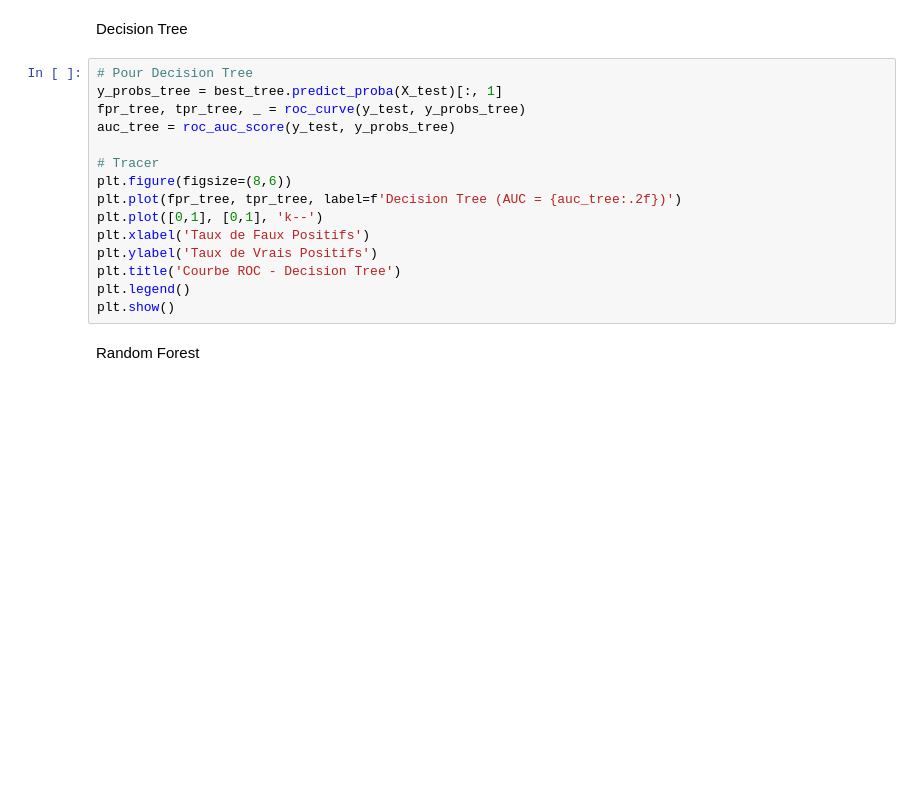
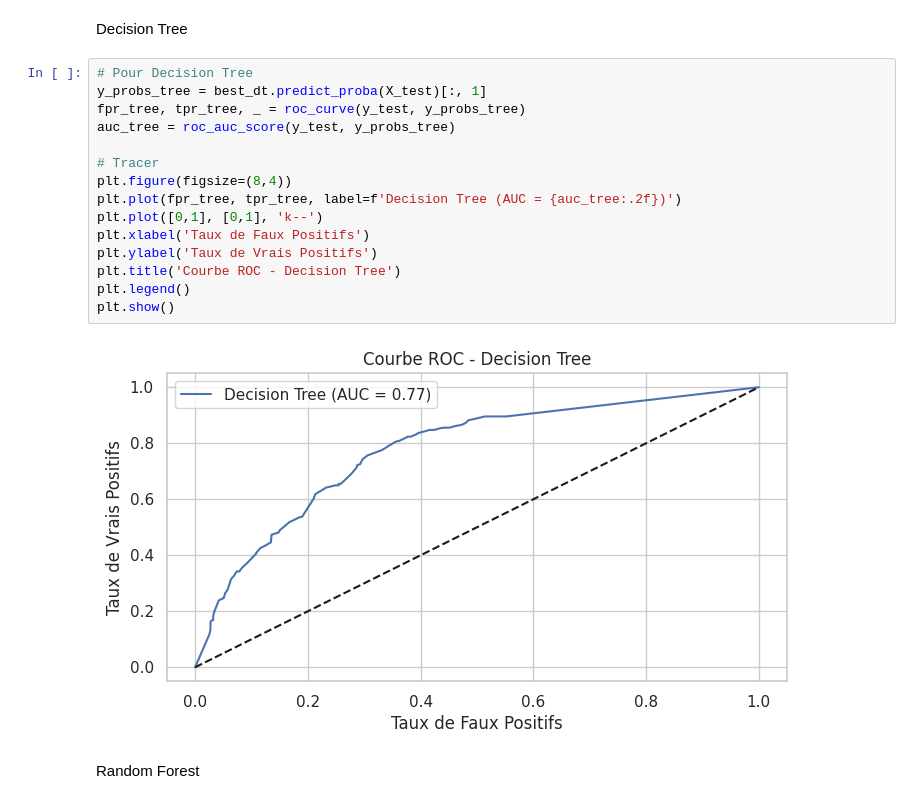
Before and after one commit to ihssane2002/Customer-Churn-Analysis-and-Prediction-, a Jupyter notebook: Customer_Churn_Analysis_and_Prediction.ipynb, the cells around one changed output. Drawn from its saved outputs; the diff is of its cells as text; blank space fills up the shorter version.

```diff
--- a/Customer_Churn_Analysis_and_Prediction.ipynb
+++ b/Customer_Churn_Analysis_and_Prediction.ipynb
@@ -925,19 +997,21 @@ plt.show()
 Decision Tree
 # %%
 # Pour Decision Tree
-y_probs_tree = best_tree.predict_proba(X_test)[:, 1]
+y_probs_tree = best_dt.predict_proba(X_test)[:, 1]
 fpr_tree, tpr_tree, _ = roc_curve(y_test, y_probs_tree)
 auc_tree = roc_auc_score(y_test, y_probs_tree)
 
 # Tracer
-plt.figure(figsize=(8,6))
+plt.figure(figsize=(8,4))
 plt.plot(fpr_tree, tpr_tree, label=f'Decision Tree (AUC = {auc_tree:.2f})')
 plt.plot([0,1], [0,1], 'k--')
 plt.xlabel('Taux de Faux Positifs')
 plt.ylabel('Taux de Vrais Positifs')
 plt.title('Courbe ROC - Decision Tree')
 plt.legend()
 plt.show()
+# %% [output]
+[figure, added]
 # %% [markdown]
 Random Forest
 # %%
```
Also changed, not shown: parts of 7 cells of this notebook.
